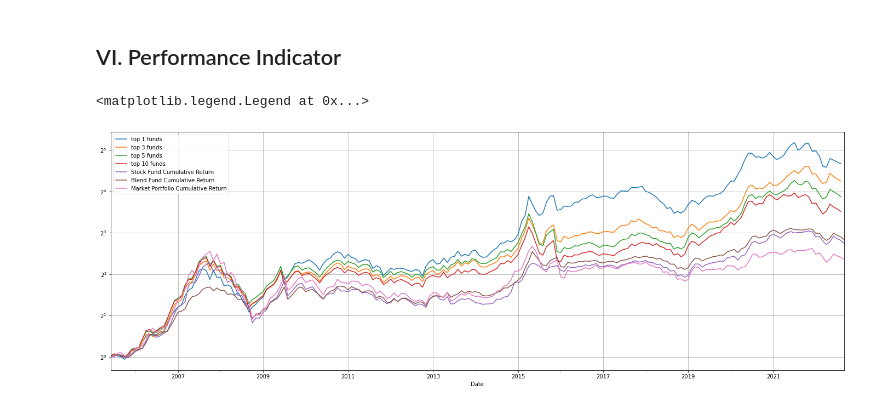
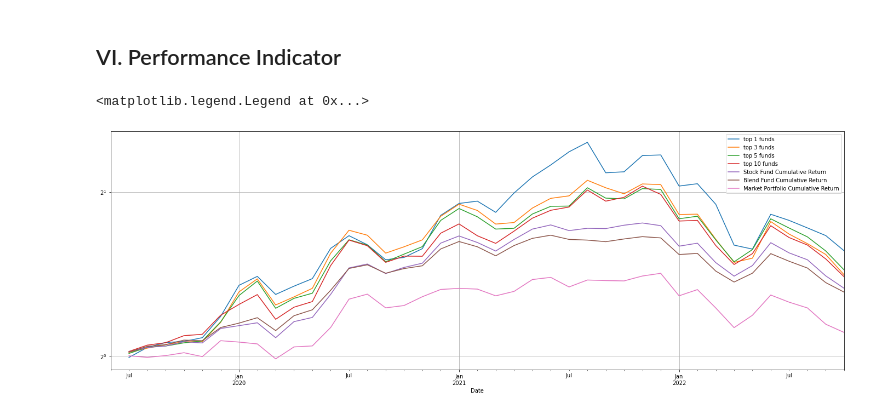
Before and after one commit to dacianpeng/mutual-fund-effective-or-not-Evidence-from-China, a Jupyter notebook: main.ipynb, the cells around one changed output. Saved outputs shown, nothing was run; the diff lists cells and outputs as text; code cells hidden in the pictures.

```diff
--- a/main.ipynb
+++ b/main.ipynb
@@ -1697,3 +1740,7 @@ co_funds = np.intersect1d(a_mt.columns, v_mnt.columns)
 
 w_int = invest_detail.pivot(index=['Date', 'Stkcd'], columns='Symbol', values='Proportion')
 ccp_capm_it = w_int.loc[δ_nt.index].multiply(δ_nt, axis=0).groupby(level=0).sum().replace(0, np.nan).dropna(how='all', axis=1).apply(lambda x: x[:x[pd.notna(x)].index[-1]].ffill())
+ccp_capm_it = ccp_capm_it.T
+ccp_capm_it[(datetime.datetime.now() + pd.offsets.QuarterEnd(0) - pd.offsets.MonthEnd(1)).strftime('%Y-%m')] = np.nan
+ccp_capm_it = ccp_capm_it.T.resample('M').ffill().fillna(method='ffill').loc[: (datetime.datetime.now() - pd.offsets.MonthEnd(1)).strftime('%Y-%m')]
+ccp_capm_it.shape
@@ -1795,11 +1844,17 @@ return_gap = pd.merge(invest_detail, fees, on=['Date', 'Symbol'], how='left').fi
 return_gap['fees'] = return_gap.fees.fillna(0)
 return_gap = pd.merge(return_gap, csmar_monthly_stock, on=['Date', 'Stkcd'])
 return_gap = pd.merge(return_gap, return_of_all_fund.reset_index(), on=['Date', 'Symbol'])
+
+
 return_gap['Proportion'] = return_gap[['Date', 'Symbol', 'Proportion']].groupby(['Date', 'Symbol']).apply(lambda x: x.Proportion / x.Proportion.sum()).values
-rh_minus_exp_t = return_gap.groupby(['Date', 'Symbol']).apply(lambda x: (x.Proportion * x.Mretwd).sum() - x.fees.iloc[0] / 100)
+# rh_minus_exp_t = return_gap.groupby(['Date', 'Symbol']).apply(lambda x: (x.Proportion * x.Mretwd).sum() - x.fees.iloc[0] / 100)
+rh_minus_exp_t = return_gap.groupby(['Date', 'Symbol']).apply(lambda x: (x.Proportion * x.Mretwd).sum())
 # %%
 rf_return_of_fund = return_gap.groupby(['Date', 'Symbol']).last().return_of_all_fund
 rg_t = (rf_return_of_fund - rh_minus_exp_t).unstack().resample('M').ffill().dropna(how='all', axis=1).apply(lambda x: x[:x[pd.notna(x)].index[-1]].ffill())
+to_be_filled = rg_t.T
+to_be_filled[(datetime.datetime.now() + pd.offsets.QuarterEnd(0) - pd.offsets.MonthEnd(1)).strftime('%Y-%m')] = np.nan
+rg_t = to_be_filled.T.resample('M').ffill().fillna(method='ffill').loc[: (datetime.datetime.now() - pd.offsets.MonthEnd(1)).strftime('%Y-%m')]
 rg_ret_t = rg_t.rolling(36, min_periods = 24).mean().dropna(how='all', axis=1).loc[start_time: end_time]
 # %%
 group_and_statistic(rg_ret_t, groups=5, weighting='mkt', interval=1)
@@ -1965,43 +2049,37 @@ def get_selected_fund_return(date_funds, weighting='1/n'):
     funds = date_funds.values[0]
 
     if weighting == '1/n':
-        return return_of_all_fund_.loc[date, funds].mean()
+        return return_of_all_fund_.shift(-1).loc[date, funds].mean()
 
     elif weighting == 'mkt':
         weights = all_fund_weight.loc[date, funds]
         weights /= weights.sum()
+
         return (return_of_all_fund_.shift(-1).loc[date, funds] * weights).sum()
 
 
 selected_funds = select_funds(10)
 funds_return = pd.DataFrame(selected_funds).apply(lambda x: get_selected_fund_return(x, 'mkt'), axis=1)
+funds_return.index = funds_return.index + pd.offsets.MonthEnd(1)
 # %%
+
 for top_num in [1, 3 ,5 ,10]:
     selected_funds = select_funds(top_num)
     funds_return = pd.DataFrame(selected_funds).apply(lambda x: get_selected_fund_return(x, 'mkt'), axis=1)
+    funds_return.index = funds_return.index + pd.offsets.MonthEnd(1)
 
     plt.yscale('log', base=2)
     (funds_return + 1).cumprod().plot(figsize=(24, 8), label=f'top {top_num} funds')
 
-import matplotlib.pyplot as plt
-import pandas as pd
-import statsmodels.api as sm
-from IPython.display import display
+plot_start_time = funds_return.index[0]
+plot_end_time = datetime.datetime.now().strftime('%Y-%m')
 
-from data.SVC.svc_source import svc_source
-from data.TwoStepData.csmar_blend_fund_weight_yearly import csmar_blend_fund_weight_yearly
-from data.TwoStepData.csmar_stock_fund_weight_yearly import csmar_stock_fund_weight_yearly
-from data.TwoStepData.return_of_csmar_blend_fund import return_of_csmar_blend_fund
-from data.TwoStepData.return_of_csmar_stock_fund import return_of_csmar_stock_fund
-from data.TwoStepData.regression_source import regression_source
-from utils.functions import *
-
-((return_of_csmar_stock_fund.unstack().T.dropna(how='all').sort_index() * csmar_stock_fund_weight_yearly.sort_index()).sum(axis=1) + 1).loc[start_time:].cumprod().plot(label='Stock Fund Cumulative Return')
-((return_of_csmar_blend_fund.unstack().T.dropna(how='all').sort_index() * csmar_blend_fund_weight_yearly.sort_index()).sum(axis=1) + 1).loc[start_time:].cumprod().plot(label='Blend Fund Cumulative Return')
-((svc_source.loc[start_time: ].mktrf + svc_source.loc[start_time: ].rf) + 1).cumprod().plot(label='Market Portfolio Cumulative Return')
+((return_of_csmar_stock_fund.unstack().T.dropna(how='all').sort_index() * csmar_stock_fund_weight_yearly.sort_index()).sum(axis=1) + 1).loc[plot_start_time:].cumprod().plot(label='Stock Fund Cumulative Return')
+((return_of_csmar_blend_fund.unstack().T.dropna(how='all').sort_index() * csmar_blend_fund_weight_yearly.sort_index()).sum(axis=1) + 1).loc[plot_start_time:].cumprod().plot(label='Blend Fund Cumulative Return')
+((svc_source.loc[start_time: ].mktrf + svc_source.loc[plot_start_time: ].rf) + 1).cumprod().plot(label='Market Portfolio Cumulative Return')
 
 plt.grid()
 plt.legend()
 # %% [output]
 <matplotlib.legend.Legend at 0x...>
-[figure, old version]
+[figure, new version]
```
Also changed, not shown: parts of 70 cells of this notebook, 2 other files.
